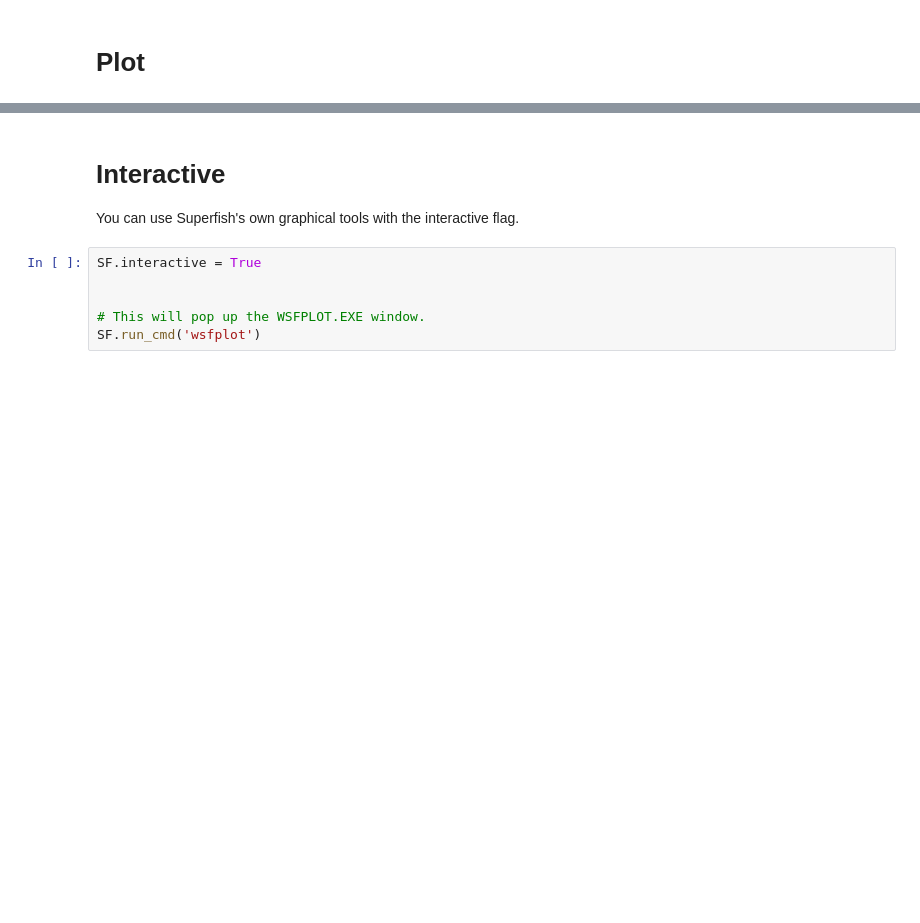
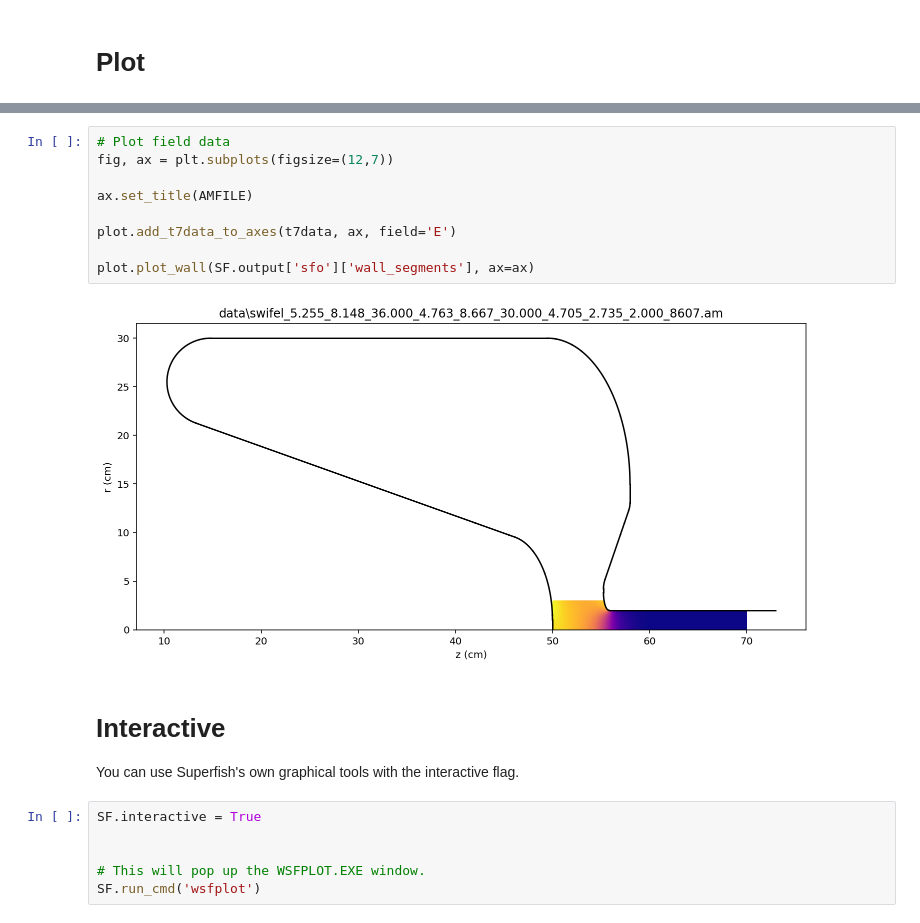
Before and after one commit to ChristopherMayes/PySuperfish, a Jupyter notebook: examples/superfish_basic_example.ipynb, the cells around one changed output, grey strips where cells are left out. Saved outputs shown, nothing was run; the diff lists cells and outputs as text; blank space fills up the shorter version.

```diff
--- a/examples/superfish_basic_example.ipynb
+++ b/examples/superfish_basic_example.ipynb
@@ -101,3 +164,14 @@ SF.plot_wall(perp_scale=2, field='H', figsize=(16,9))
+# %%
+# Plot field data
+fig, ax = plt.subplots(figsize=(12,7))
+
+ax.set_title(AMFILE)
+
+plot.add_t7data_to_axes(t7data, ax, field='E')
+
+plot.plot_wall(SF.output['sfo']['wall_segments'], ax=ax)
+# %% [output]
+[figure, added]
 # %% [markdown]
 # Interactive
 
```
Also changed, not shown: parts of 16 cells of this notebook, 5 other files.
